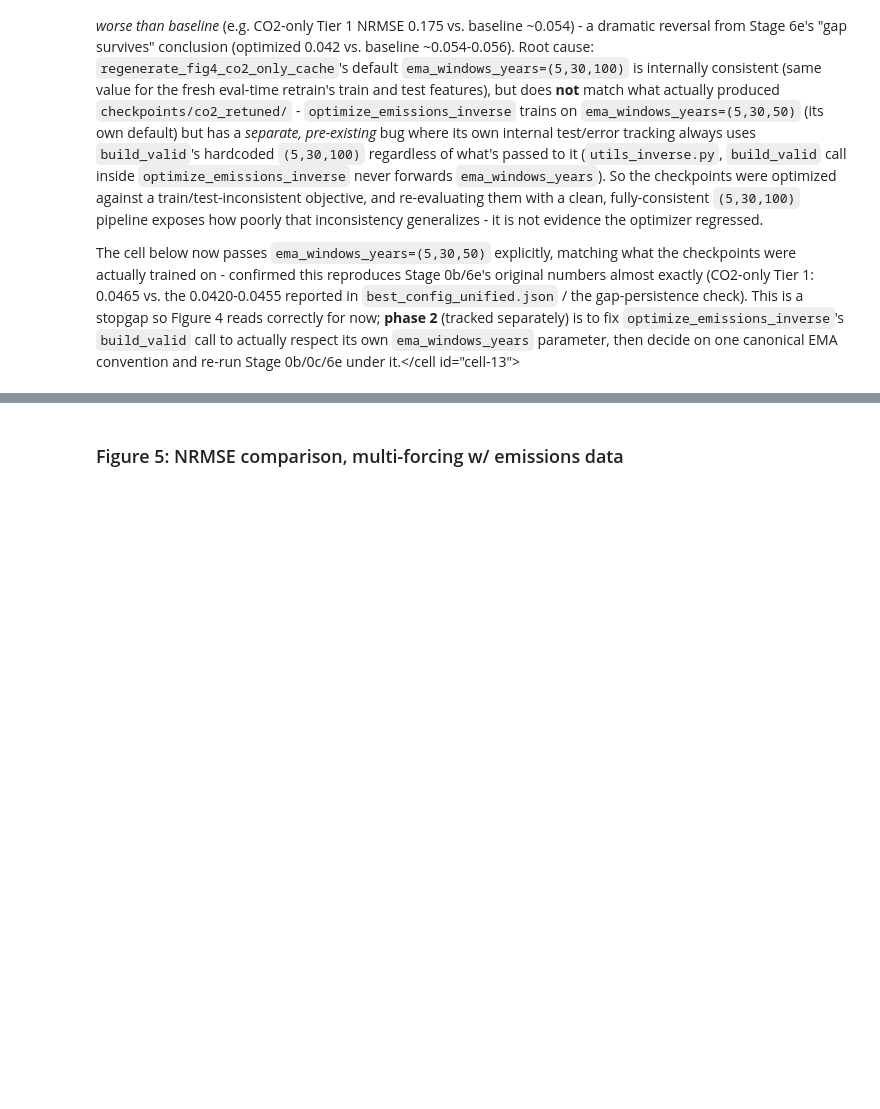
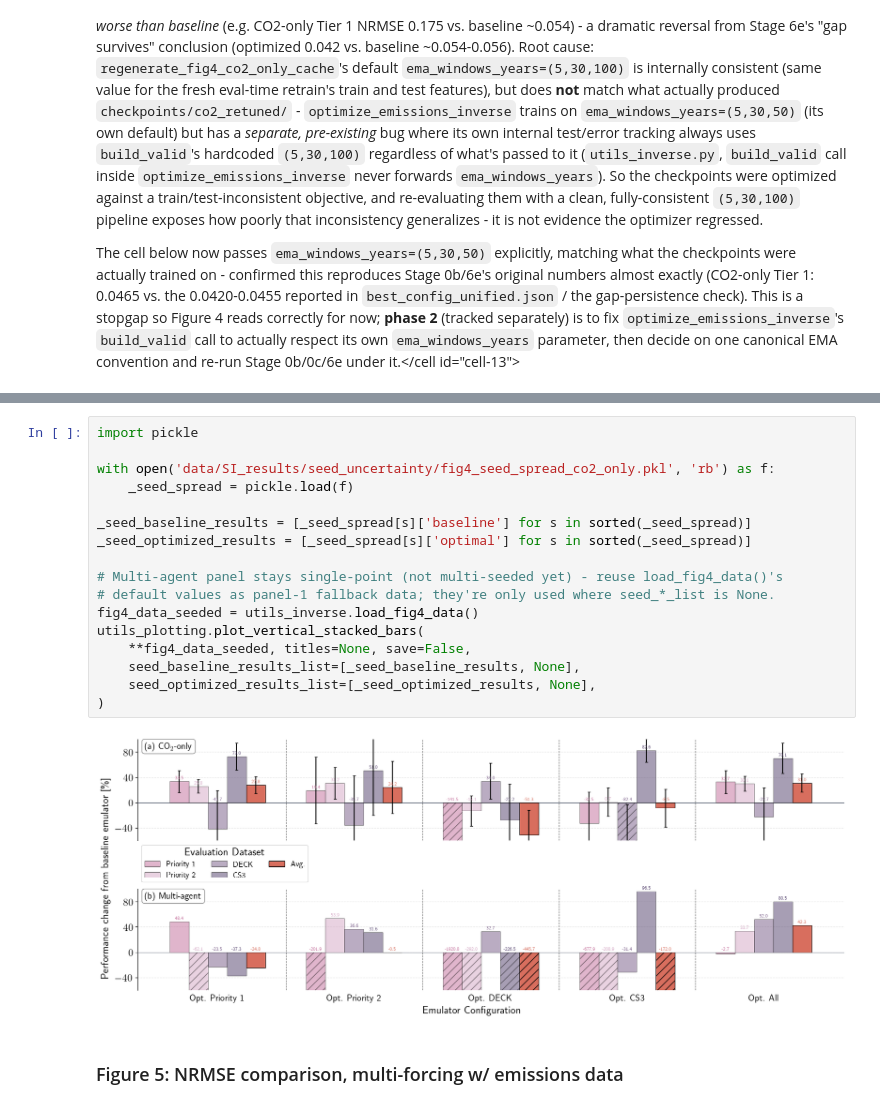
Before and after one commit to cbwomack/Emulator_Training_Data, a Jupyter notebook: 5a_paper_plots.ipynb, the cells around one changed output, grey strips where cells are left out. Saved outputs shown, nothing was run; the diff lists cells and outputs as text; blank space fills up the shorter version.

Commit message:
Revisions: retuned hyperparameters, ran CO2 uncertainty sweep

```diff
--- a/5a_paper_plots.ipynb
+++ b/5a_paper_plots.ipynb
@@ -111,3 +137,22 @@ utils_plotting.plot_vertical_stacked_bars(**fig4_data_retuned, titles=None, save
+# %%
+import pickle
+
+with open('data/SI_results/seed_uncertainty/fig4_seed_spread_co2_only.pkl', 'rb') as f:
+    _seed_spread = pickle.load(f)
+
+_seed_baseline_results = [_seed_spread[s]['baseline'] for s in sorted(_seed_spread)]
+_seed_optimized_results = [_seed_spread[s]['optimal'] for s in sorted(_seed_spread)]
+
+# Multi-agent panel stays single-point (not multi-seeded yet) - reuse load_fig4_data()'s
+# default values as panel-1 fallback data; they're only used where seed_*_list is None.
+fig4_data_seeded = utils_inverse.load_fig4_data()
+utils_plotting.plot_vertical_stacked_bars(
+    **fig4_data_seeded, titles=None, save=False,
+    seed_baseline_results_list=[_seed_baseline_results, None],
+    seed_optimized_results_list=[_seed_optimized_results, None],
+)
+# %% [output]
+[figure, added]
 # %% [markdown]
 ### Figure 5: NRMSE comparison, multi-forcing w/ emissions data
 # %%
```
Also changed, not shown: parts of 2 cells of this notebook, 7 other files.
